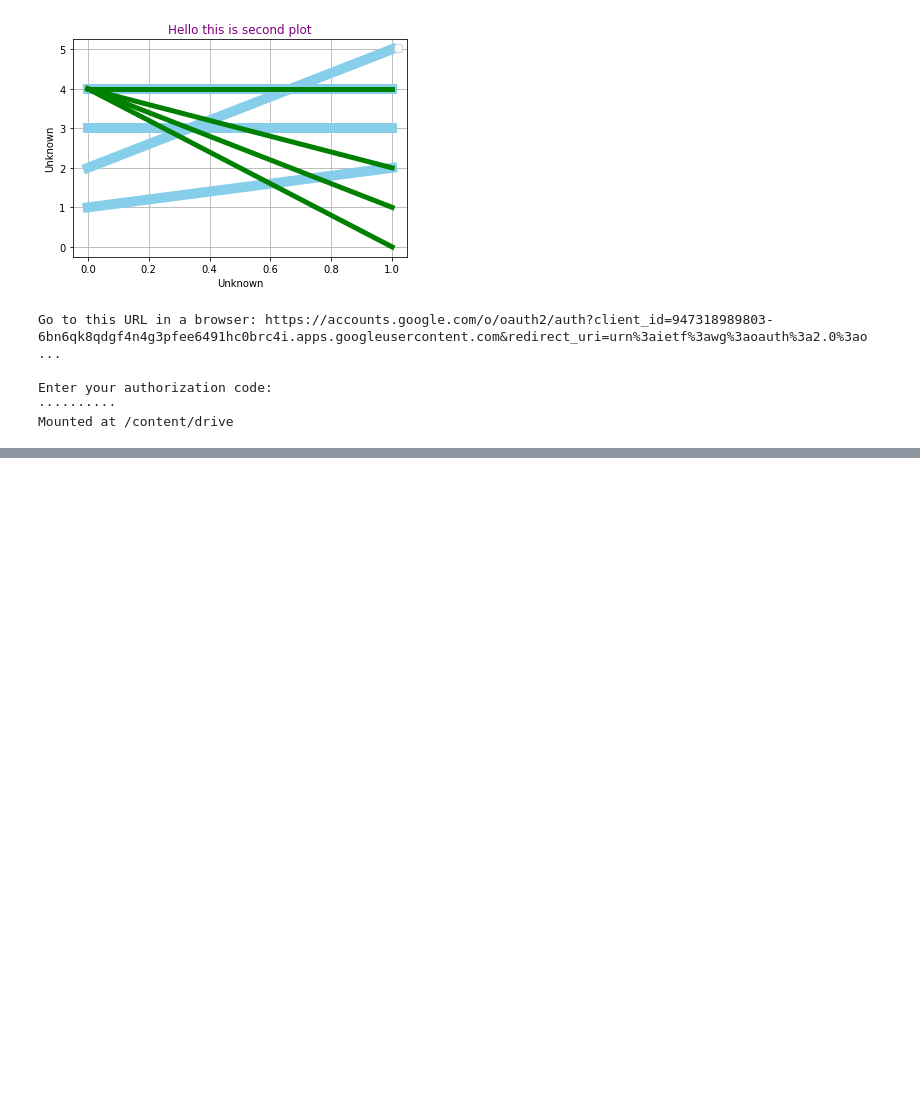
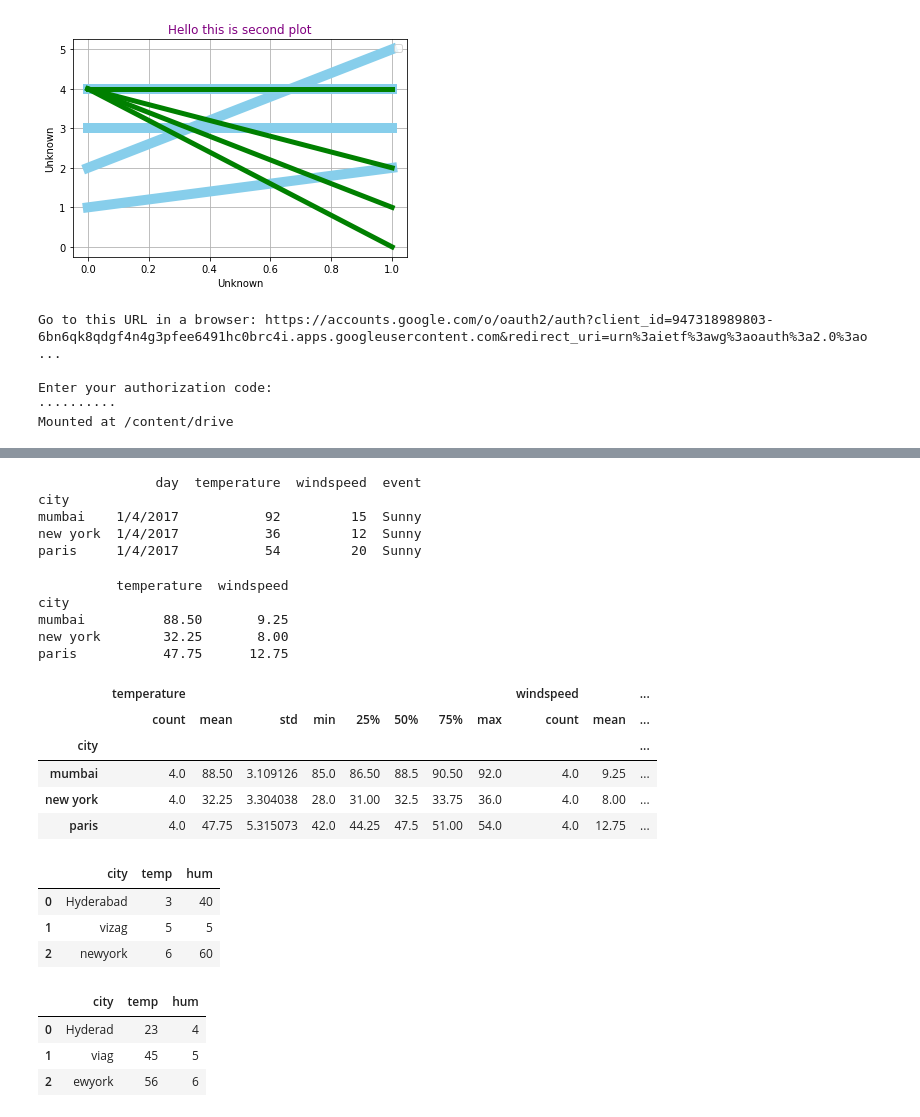
Before and after one commit to akhilvydyula/Machine-Learning, a Jupyter notebook: Learning_python_aaic.ipynb, the cells around one changed output, grey strips where cells are left out. Saved outputs shown, nothing was run; the diff lists cells and outputs as text; code cells hidden in the pictures; blank space fills up the shorter version.

```diff
--- a/Learning_python_aaic.ipynb
+++ b/Learning_python_aaic.ipynb
@@ -279,0 +372,5 @@ data.head()
+# %%
+
+#read the data
+b = pd.read_csv('drive/My Drive/3_Key operations on Dataframes/weather_data_cities.csv') #READ data
+b.head(10)
@@ -279,0 +389,3 @@ data.head()
+# %%
+cities = b.groupby('city') #literally its printing group of cities
+cities
@@ -279,0 +425,52 @@ data.head()
+# %%
+print(cities.max())
+# %% [output]
+               day  temperature  windspeed  event
+city
+mumbai    1/4/2017           92         15  Sunny
+new york  1/4/2017           36         12  Sunny
+paris     1/4/2017           54         20  Sunny
+# %%
+print(cities.mean())
+# %% [output]
+          temperature  windspeed
+city
+mumbai          88.50       9.25
+new york        32.25       8.00
+paris           47.75      12.75
+# %%
+cities.describe()
+# %% [output]
+|  | temperature |  |  |  |  |  |  |  | windspeed |  | ... |
+|  | count | mean | std | min | 25% | 50% | 75% | max | count | mean | ... |
+| city |  |  |  |  |  |  |  |  |  |  | ... |
+| mumbai | 4.0 | 88.50 | 3.109126 | 85.0 | 86.50 | 88.5 | 90.50 | 92.0 | 4.0 | 9.25 | ... |
+| new york | 4.0 | 32.25 | 3.304038 | 28.0 | 31.00 | 32.5 | 33.75 | 36.0 | 4.0 | 8.00 | ... |
+| paris | 4.0 | 47.75 | 5.315073 | 42.0 | 44.25 | 47.5 | 51.00 | 54.0 | 4.0 | 12.75 | ... |
+# %%
+paris_temp = pd.DataFrame(
+{
+    "city" : ['Hyderabad','vizag','newyork'],
+    "temp" : [3,5,6],
+    "hum"  : [40,5,60]
+})
+
+paris_temp
+# %% [output]
+|  | city | temp | hum |
+| 0 | Hyderabad | 3 | 40 |
+| 1 | vizag | 5 | 5 |
+| 2 | newyork | 6 | 60 |
+# %%
+us_temp = pd.DataFrame(
+{
+    "city" : ['Hyderad','viag','ewyork'],
+    "temp" : [23,45,56],
+    "hum"  : [4,5,6]
+})
+us_temp
+# %% [output]
+|  | city | temp | hum |
+| 0 | Hyderad | 23 | 4 |
+| 1 | viag | 45 | 5 |
+| 2 | ewyork | 56 | 6 |
```
Also changed, not shown: parts of 22 cells of this notebook.
